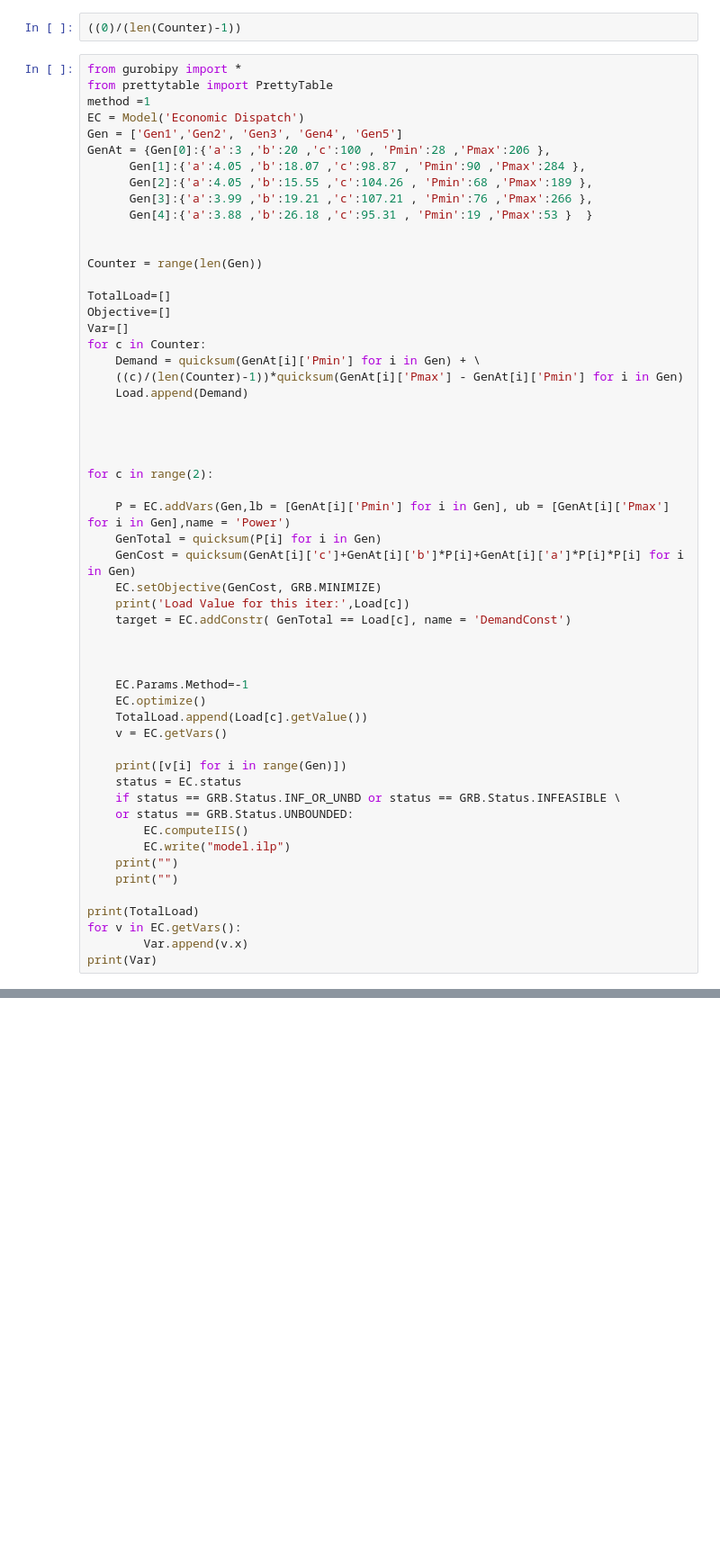
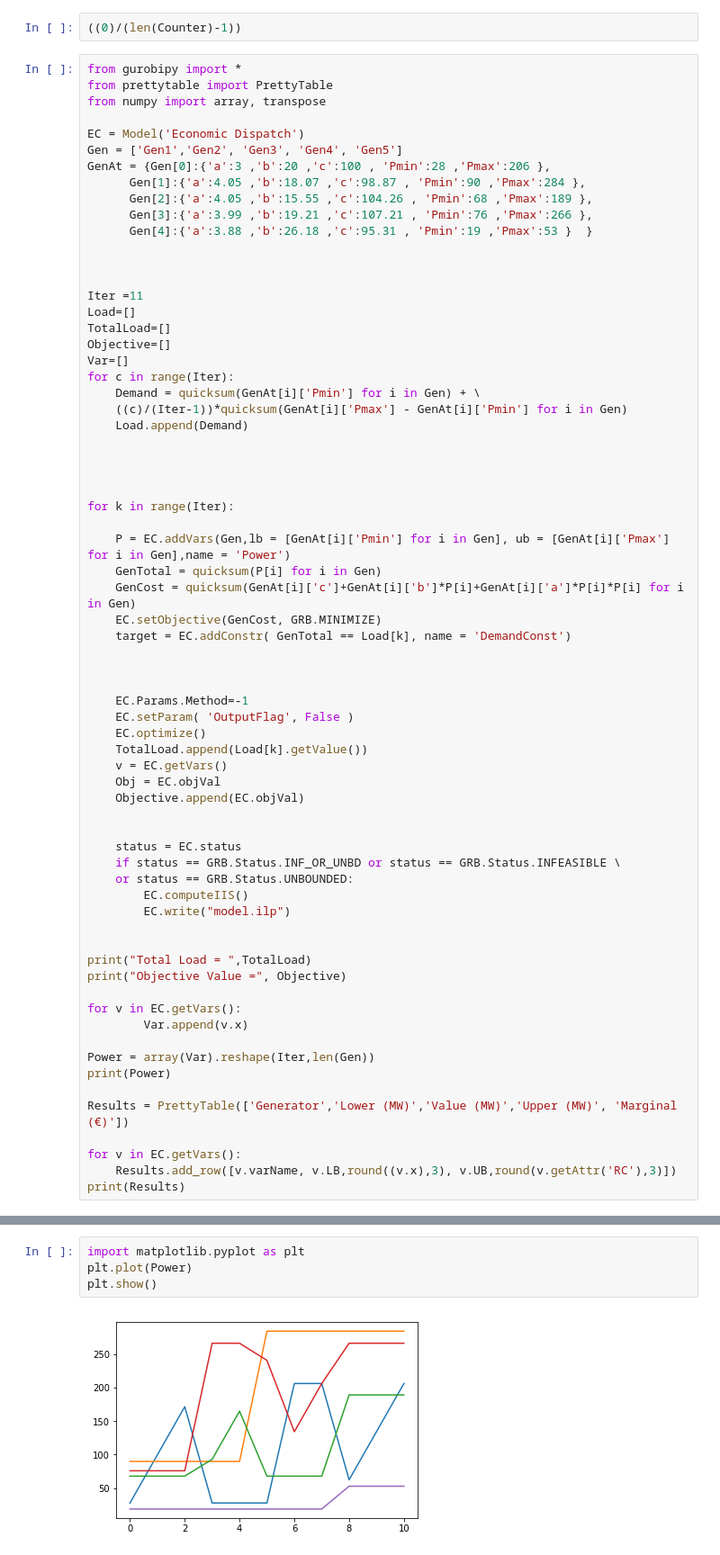
Before and after one commit to haydec/gurobipy, a Jupyter notebook: Gurobi.ipynb, the cells around one changed output, grey strips where cells are left out. Shown at 90% size. Drawn from its saved outputs; the diff is of its cells as text; blank space fills up the shorter version.

```diff
--- a/Gurobi.ipynb
+++ b/Gurobi.ipynb
@@ -376,7 +394,8 @@ quicksum(GenAt[i]['Pmin'] for i in Gen)
 # %%
 from gurobipy import *
 from prettytable import PrettyTable
-method =1
+from numpy import array, transpose
+
 EC = Model('Economic Dispatch')
 Gen = ['Gen1','Gen2', 'Gen3', 'Gen4', 'Gen5']
 GenAt = {Gen[0]:{'a':3 ,'b':20 ,'c':100 , 'Pmin':28 ,'Pmax':206 },
@@ -386,46 +405,58 @@ GenAt = {Gen[0]:{'a':3 ,'b':20 ,'c':100 , 'Pmin':28 ,'Pmax':206 },
       Gen[4]:{'a':3.88 ,'b':26.18 ,'c':95.31 , 'Pmin':19 ,'Pmax':53 }  }
 
 
-Counter = range(len(Gen))
 
+Iter =11
+Load=[]
 TotalLoad=[]
 Objective=[]
 Var=[]
-for c in Counter:
+for c in range(Iter):
     Demand = quicksum(GenAt[i]['Pmin'] for i in Gen) + \
-    ((c)/(len(Counter)-1))*quicksum(GenAt[i]['Pmax'] - GenAt[i]['Pmin'] for i in Gen)
+    ((c)/(Iter-1))*quicksum(GenAt[i]['Pmax'] - GenAt[i]['Pmin'] for i in Gen)
     Load.append(Demand)
 
 
 
 
-for c in range(2):
+for k in range(Iter):
 
     P = EC.addVars(Gen,lb = [GenAt[i]['Pmin'] for i in Gen], ub = [GenAt[i]['Pmax'] for i in Gen],name = 'Power')
     GenTotal = quicksum(P[i] for i in Gen)
     GenCost = quicksum(GenAt[i]['c']+GenAt[i]['b']*P[i]+GenAt[i]['a']*P[i]*P[i] for i in Gen)
     EC.setObjective(GenCost, GRB.MINIMIZE)
-    print('Load Value for this iter:',Load[c])
-    target = EC.addConstr( GenTotal == Load[c], name = 'DemandConst')
+    target = EC.addConstr( GenTotal == Load[k], name = 'DemandConst')
 
 
 
     EC.Params.Method=-1
+    EC.setParam( 'OutputFlag', False )
     EC.optimize()
-    TotalLoad.append(Load[c].getValue())
+    TotalLoad.append(Load[k].getValue())
     v = EC.getVars()
+    Obj = EC.objVal
+    Objective.append(EC.objVal)
 
-    print([v[i] for i in range(Gen)])
+
     status = EC.status
     if status == GRB.Status.INF_OR_UNBD or status == GRB.Status.INFEASIBLE \
     or status == GRB.Status.UNBOUNDED:
         EC.computeIIS()
         EC.write("model.ilp")
-    print("")
-    print("")
 
-print(TotalLoad)
+
+print("Total Load = ",TotalLoad)
+print("Objective Value =", Objective)
+
 for v in EC.getVars():
         Var.append(v.x)
-print(Var)
+
+Power = array(Var).reshape(Iter,len(Gen))
+print(Power)
+
+Results = PrettyTable(['Generator','Lower (MW)','Value (MW)','Upper (MW)', 'Marginal (€)'])
+
+for v in EC.getVars():
+    Results.add_row([v.varName, v.LB,round((v.x),3), v.UB,round(v.getAttr('RC'),3)])
+print(Results)
 # %% [output]
@@ -449,0 +495,6 @@ TypeError: 'list' object cannot be interpreted as an integer
+# %%
+import matplotlib.pyplot as plt
+plt.plot(Power)
+plt.show()
+# %% [output]
+[figure, added]
```
Also changed, not shown: parts of 4 cells of this notebook, 2 other files.
